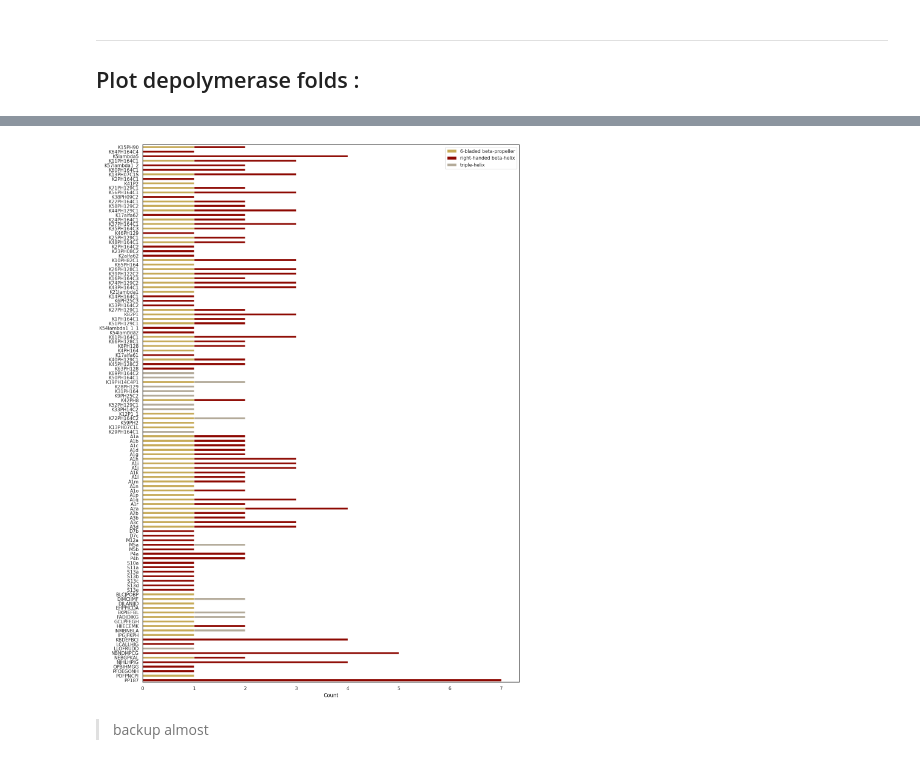
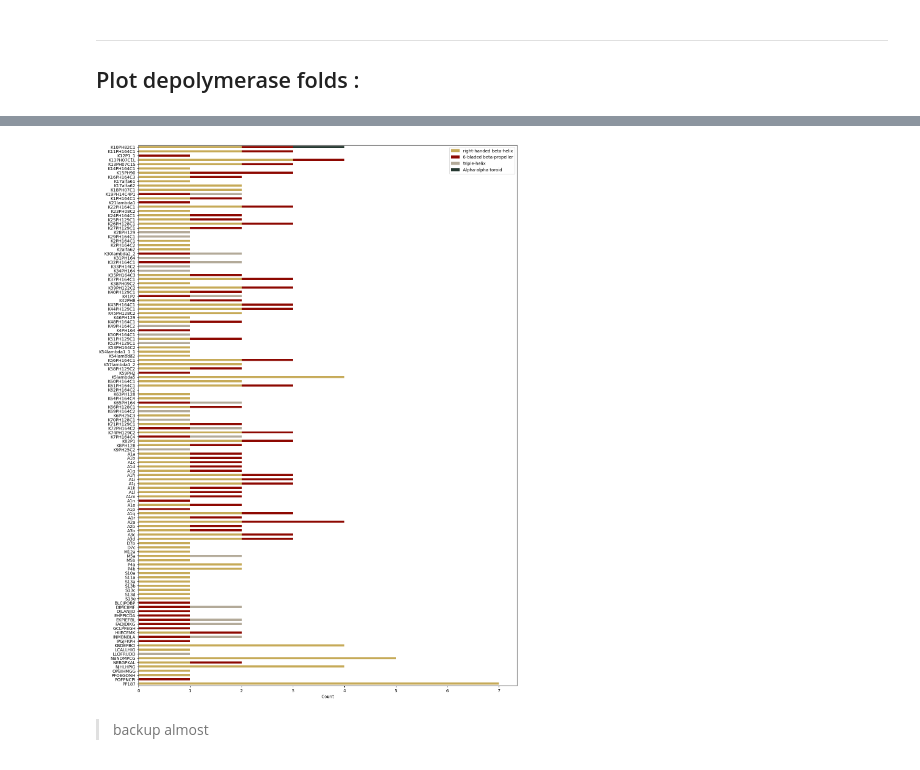
Before and after one commit to conchaeloko/Klebsiella_TropiSEARCH, a Jupyter notebook: scripts/In_vitro/XX.Plot_matrix.ipynb, the cells around one changed output, grey strips where cells are left out. Drawn from its saved outputs; the diff is of its cells as text; code cells hidden in the pictures.

```diff
--- a/scripts/In_vitro/XX.Plot_matrix.ipynb
+++ b/scripts/In_vitro/XX.Plot_matrix.ipynb
@@ -9,7 +9,7 @@ from sklearn.metrics import accuracy_score, precision_score, recall_score, f1_sc
 path_project = "/media/concha-eloko/Linux/PPT_clean"
 
 
-raw_df = pd.read_csv(f"{path_project}/raw_metrics.classic_2002.bit75.top40.detailed.tsv" , sep = "\t", header = 0)
+raw_df = pd.read_csv(f"{path_project}/raw_metrics.classic_2406.bit75.top40.detailed.tsv" , sep = "\t", header = 0)
 
 phages_to_ignore = ["K2064PH2","K2069PH1","OBHDAGOG","A1e","A1f","A3a","EONHMLJF"]
 
@@ -185,7 +201,7 @@ plt.show()
 path_project = "/media/concha-eloko/Linux/PPT_clean"
 
 
-raw_df = pd.read_csv(f"{path_project}/raw_metrics.classic_2002.bit75.top40.detailed.tsv" , sep = "\t", header = 0)
+raw_df = pd.read_csv(f"{path_project}/raw_metrics.classic_2406.bit75.top40.detailed.tsv" , sep = "\t", header = 0)
 
 phages_to_ignore = ["K2064PH2","K2069PH1","OBHDAGOG","A1e","A1f","A3a","EONHMLJF"]
 
@@ -539,0 +247,5 @@ f.savefig(path_out+"/matrix_lytic_phages.top40.svg", transparent=True, dpi=300)
+# %%
+df['right-handed beta-helix'] = df['right-handed beta-helix'].fillna(0.0)
+df['6-bladed beta-propeller'] = df['6-bladed beta-propeller'].fillna(0.0)
+df['triple-helix'] = df['triple-helix'].fillna(0.0)
+df['Alpha-alpha toroid'] = df['Alpha-alpha toroid'].fillna(0.0)
@@ -540,19 +266,23 @@ f.savefig(path_out+"/matrix_lytic_phages.top40.svg", transparent=True, dpi=300)
 # %%
-df = pd.DataFrame.from_dict(dico_folds, orient='index')
-df = df.reindex(transposed_df.index)
+import pandas as pd
+import matplotlib.pyplot as plt
+import seaborn as sns
+
+path_out = "/media/concha-eloko/Linux/papers/PPT/figures_draft"
 
 color_dict = {'right-handed beta-helix': '#c6aa58ff',
-              'n-bladed beta-propeller': '#8d0801ff',
-              'triple-helix': '#b3aa99ff'}
+              '6-bladed beta-propeller': '#8d0801ff',
+              'triple-helix': '#b3aa99ff',
+              'Alpha-alpha toroid' : '#172b23f0'}
 
 figsize = (16, 23)  # Adjust the size for proper visualization
 df.plot(kind='barh', stacked=True, color=color_dict.values(), figsize=figsize)
 plt.xlabel("Count")
 plt.gca().invert_yaxis()
-plt.savefig(f'{path_out}/all_stacked_bar_plot.2304.svg', dpi=300, bbox_inches='tight')
+plt.savefig(f'{path_out}/all_stacked_bar_plot.0107.svg', dpi=300, bbox_inches='tight')
 plt.show()
 # %% [output]
-[figure, old version]
+[figure, new version]
 # %% [markdown]
 > backup almost
 # %%
```
Also changed, not shown: parts of 16 cells of this notebook, 19 other files.
